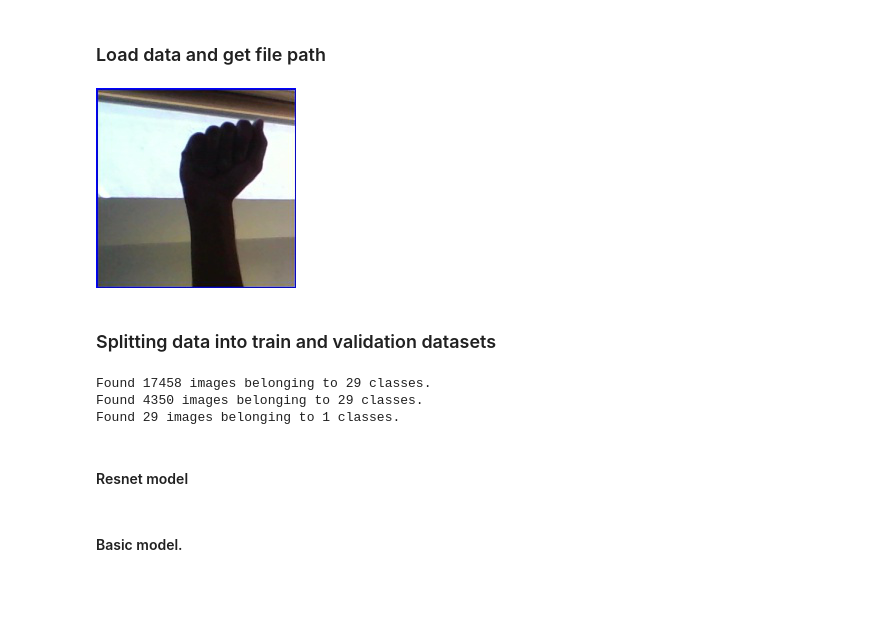
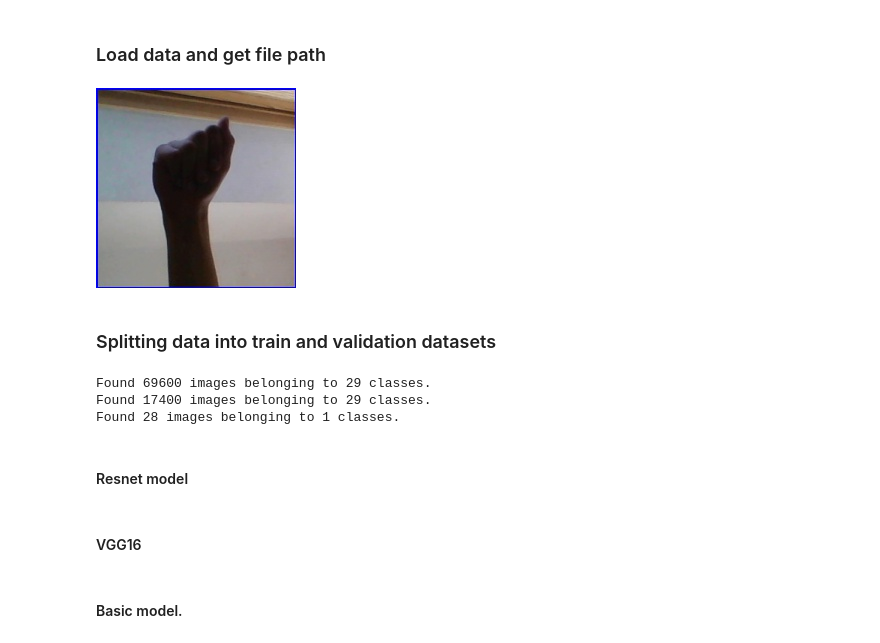
Before and after one commit to ChristianJYan/CSP400_ASLToText, a Jupyter notebook: Python/ASL_StaticToText.ipynb, the cells around one changed output. Cells and saved outputs as stored; diff of their text form; code cells hidden in the pictures; blank space fills up the shorter version.

Commit message:
Ignore, ASL to Text, and Splitting videos.
Added ignore for all in data folder. Updated ASL to have vgg. New file for splitting the video into frames.

```diff
--- a/Python/ASL_StaticToText.ipynb
+++ b/Python/ASL_StaticToText.ipynb
@@ -19,23 +19,23 @@ from tensorflow.keras.callbacks import Callback
 # %% [markdown]
 ### Load data and get file path
 # %%
-data_path = '../Data/smallarchive/'
+data_path = '../Data/archive/asl_alphabet_train/asl_alphabet_train/'
 
 data_dir = pathlib.Path(data_path)
 
 data_path2 = '../Data/archive/asl_alphabet_test/'
 
 data_dir2 = pathlib.Path(data_path2)
 
 #A = list(data_dir.glob('A/*'))
 #image_count = len(A)
 #PIL.Image.open(str(A[0]))
 
-A = list(data_dir2.glob('asl_alphabet_test/*'))
+A = list(data_dir.glob('A/*'))
 image_count = len(A)
 PIL.Image.open(str(A[0]))
 # %% [output]
-[figure, old version]
+[figure, new version]
 # %% [markdown]
 ### Splitting data into train and validation datasets
 # %%
@@ -78,9 +78,9 @@ test_generator = test_datagen.flow_from_directory(
     shuffle=False,
 )
 # %% [output]
-Found 17458 images belonging to 29 classes.
-Found 4350 images belonging to 29 classes.
-Found 29 images belonging to 1 classes.
+Found 69600 images belonging to 29 classes.
+Found 17400 images belonging to 29 classes.
+Found 28 images belonging to 1 classes.
 # %% [markdown]
 #### Resnet model
 # %%
@@ -104,3 +104,5 @@ Found 29 images belonging to 1 classes.
 #                )
 #
 #model.summary()
+# %% [markdown]
+#### VGG16
```
Also changed, not shown: parts of 6 cells of this notebook, 2 other files.
